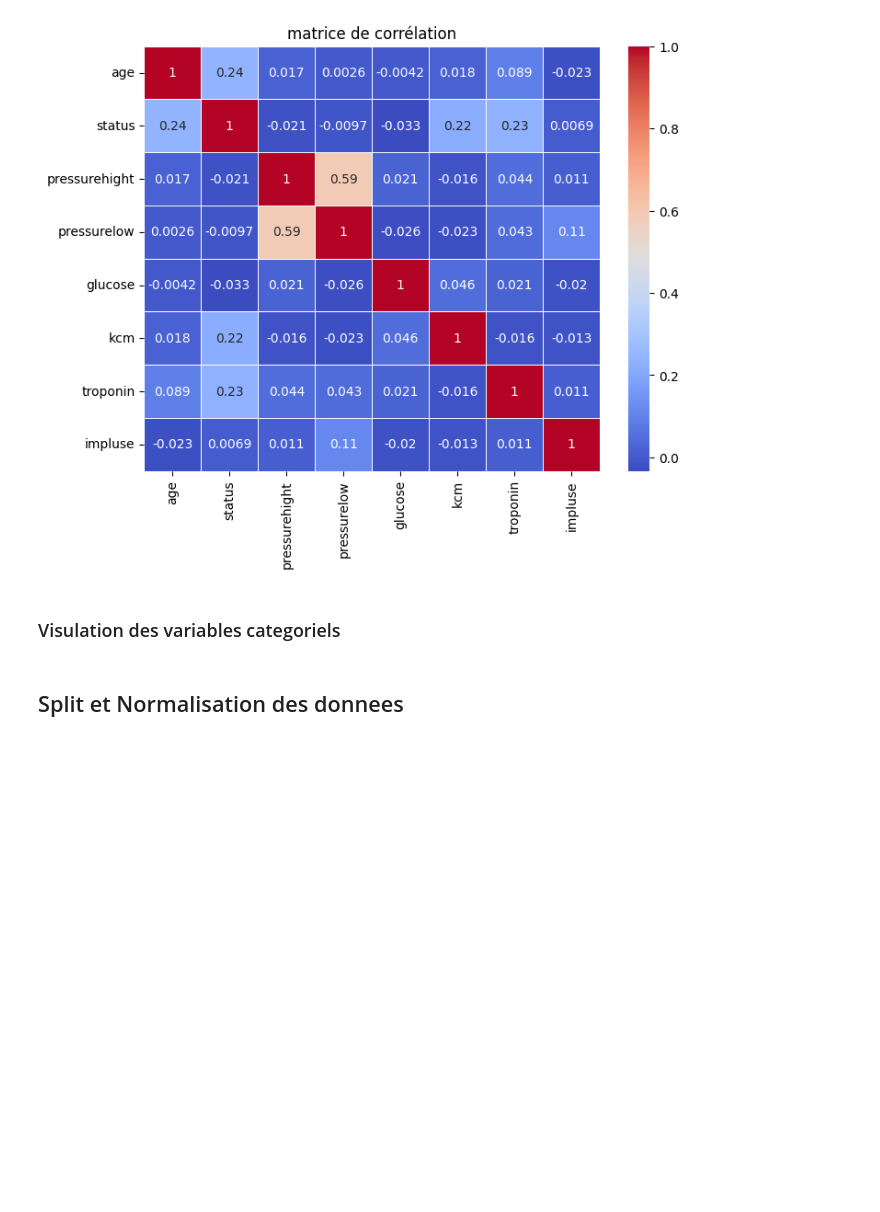
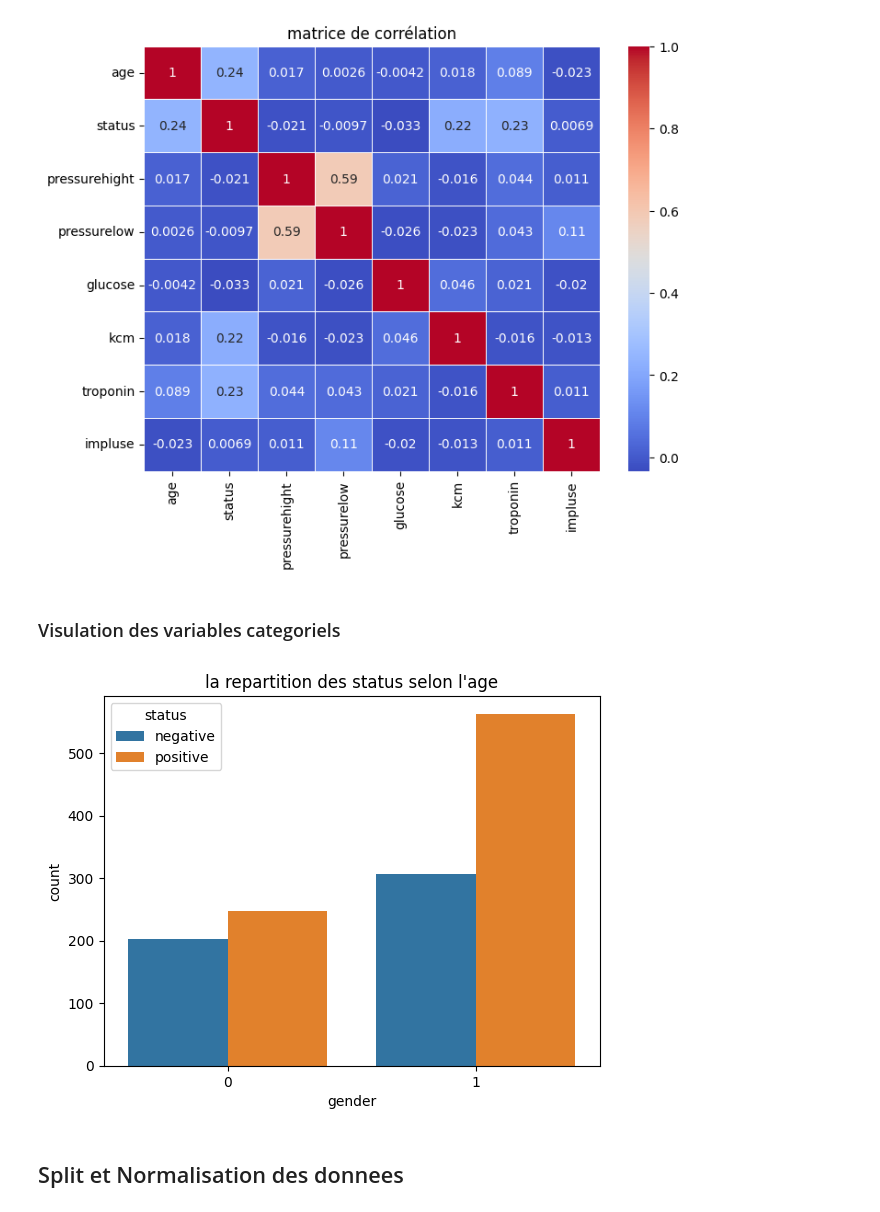
Before and after one commit to SaidaAourras/Ai_Cardio_Risk_Prediction, a Jupyter notebook: ml/eda.ipynb, the cells around one changed output. Drawn from its saved outputs; the diff is of its cells as text; code cells hidden in the pictures; blank space fills up the shorter version.

```diff
--- a/ml/eda.ipynb
+++ b/ml/eda.ipynb
@@ -118,7 +120,11 @@ plt.show()
 # %% [markdown]
 ### Visulation des variables categoriels
 # %%
-sns.countplot()
+sns.countplot(data=data, x='gender', hue='status')
+plt.title("la repartition des status selon l'age")
+plt.show()
+# %% [output]
+[figure, added]
 # %% [markdown]
 ## Split et Normalisation des donnees
 # %%
```
Also changed, not shown: parts of 5 cells of this notebook, 5 other files.
